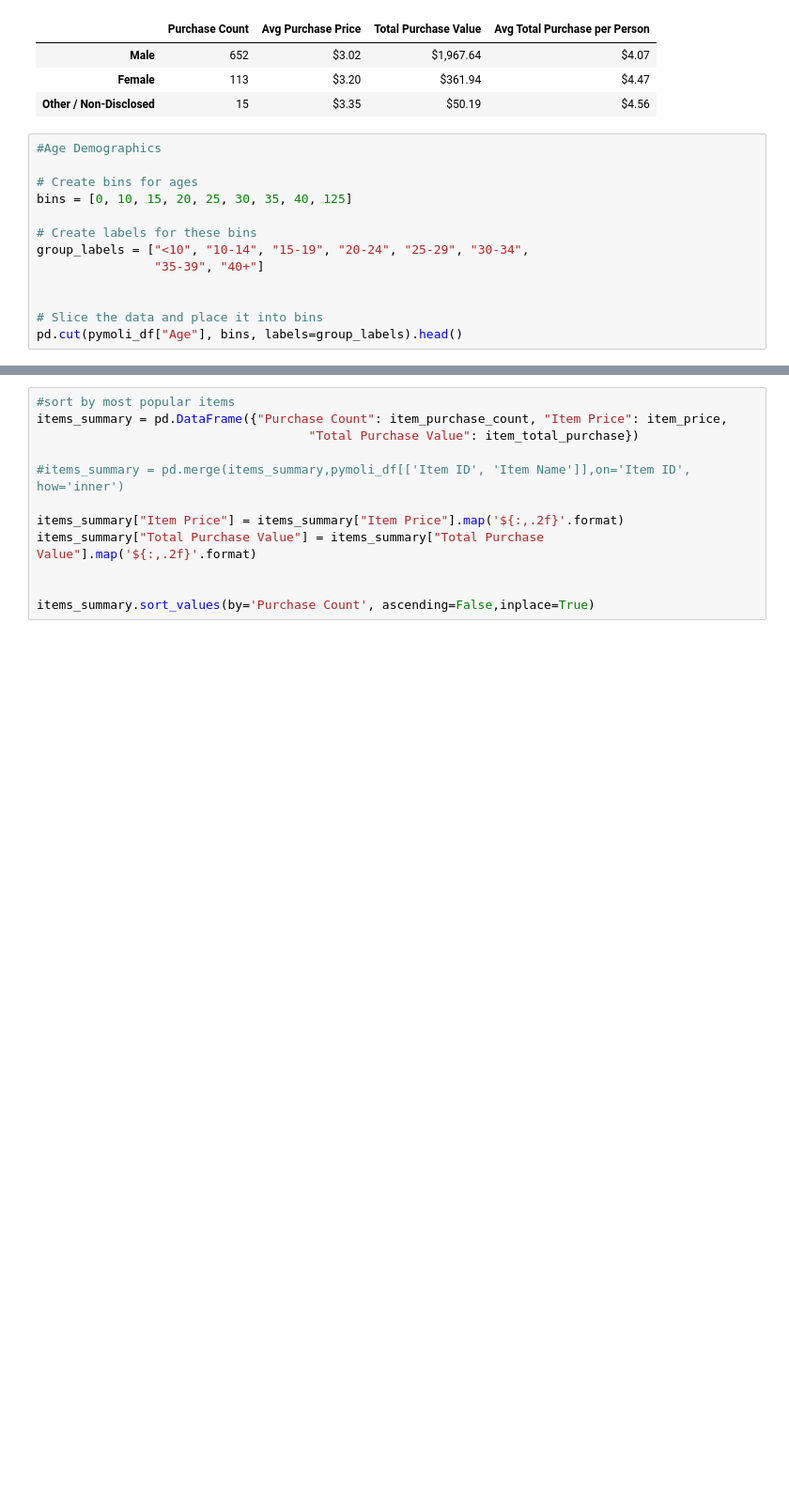
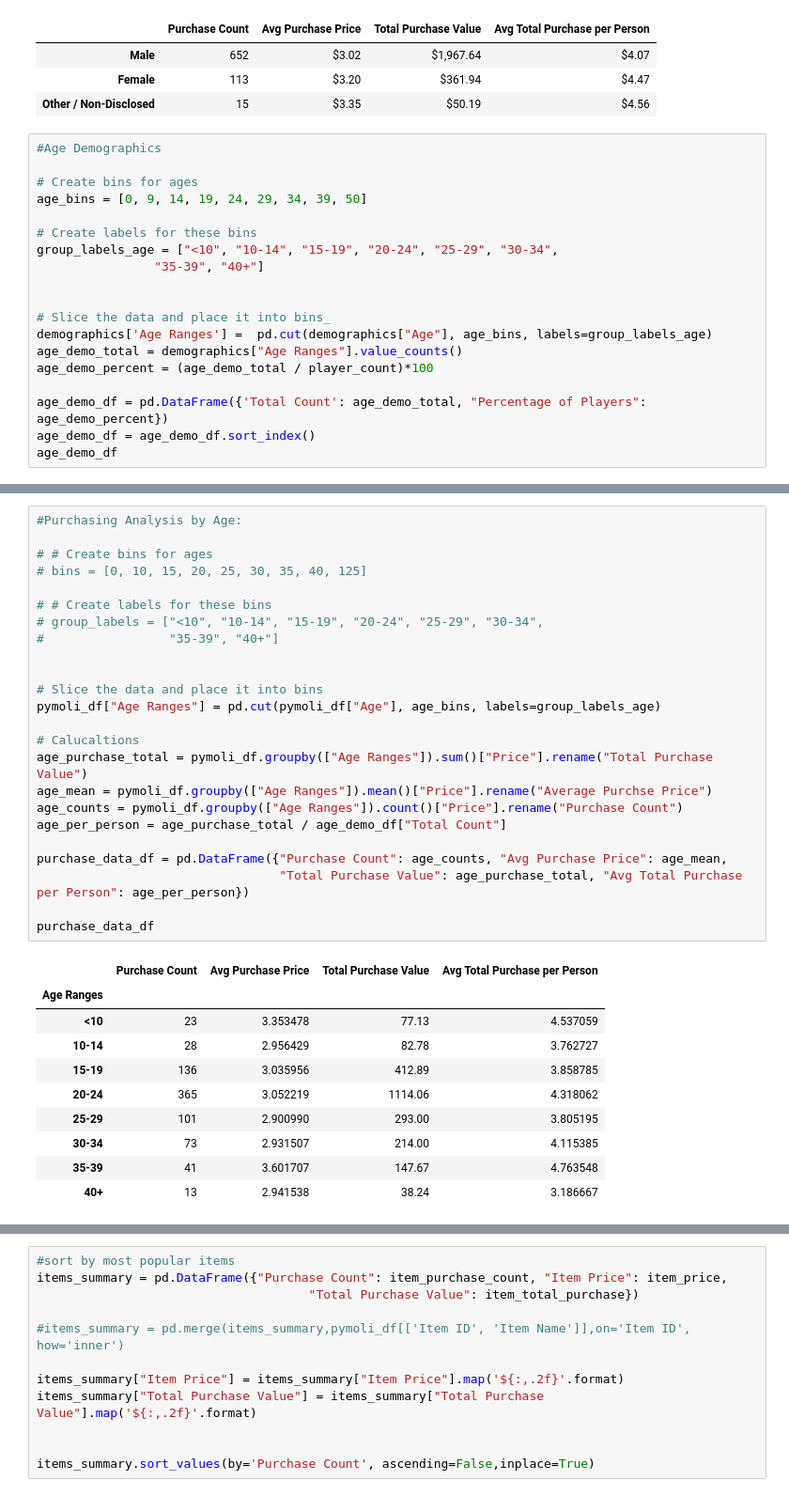
Before and after one commit to cdfencing/Pandas-Challenge, a Jupyter notebook: Heroes of Pymoli/HeroesofPymoli.ipynb, the cells around one changed output, grey strips where cells are left out. Shown at 94% size. Saved outputs shown, nothing was run; the diff lists cells and outputs as text; blank space fills up the shorter version.

```diff
--- a/Heroes of Pymoli/HeroesofPymoli.ipynb
+++ b/Heroes of Pymoli/HeroesofPymoli.ipynb
@@ -149,13 +150,19 @@ purchase_summary
 #Age Demographics
 
 # Create bins for ages
-bins = [0, 10, 15, 20, 25, 30, 35, 40, 125]
+age_bins = [0, 9, 14, 19, 24, 29, 34, 39, 50]
 
 # Create labels for these bins
-group_labels = ["<10", "10-14", "15-19", "20-24", "25-29", "30-34",
+group_labels_age = ["<10", "10-14", "15-19", "20-24", "25-29", "30-34",
                 "35-39", "40+"]
 
 
-# Slice the data and place it into bins
-pd.cut(pymoli_df["Age"], bins, labels=group_labels).head()
+# Slice the data and place it into bins_
+demographics['Age Ranges'] =  pd.cut(demographics["Age"], age_bins, labels=group_labels_age)
+age_demo_total = demographics["Age Ranges"].value_counts()
+age_demo_percent = (age_demo_total / player_count)*100
+
+age_demo_df = pd.DataFrame({'Total Count': age_demo_total, "Percentage of Players": age_demo_percent})
+age_demo_df = age_demo_df.sort_index()
+age_demo_df
 # %% [output]
@@ -169 +226,36 @@ Categories (8, object): [<10 < 10-14 < 15-19 < 20-24 < 25-29 < 30-34 < 35-39 < 4
+# %%
+#Purchasing Analysis by Age:
+
+# # Create bins for ages
+# bins = [0, 10, 15, 20, 25, 30, 35, 40, 125]
+
+# # Create labels for these bins
+# group_labels = ["<10", "10-14", "15-19", "20-24", "25-29", "30-34",
+#                 "35-39", "40+"]
+
+
+# Slice the data and place it into bins
+pymoli_df["Age Ranges"] = pd.cut(pymoli_df["Age"], age_bins, labels=group_labels_age)
+
+# Calucaltions
+age_purchase_total = pymoli_df.groupby(["Age Ranges"]).sum()["Price"].rename("Total Purchase Value")
+age_mean = pymoli_df.groupby(["Age Ranges"]).mean()["Price"].rename("Average Purchse Price")
+age_counts = pymoli_df.groupby(["Age Ranges"]).count()["Price"].rename("Purchase Count")
+age_per_person = age_purchase_total / age_demo_df["Total Count"]
+
+purchase_data_df = pd.DataFrame({"Purchase Count": age_counts, "Avg Purchase Price": age_mean,
+                                 "Total Purchase Value": age_purchase_total, "Avg Total Purchase per Person": age_per_person})
+
+purchase_data_df
+# %% [output]
+|  | Purchase Count | Avg Purchase Price | Total Purchase Value | Avg Total Purchase per Person |
+| Age Ranges |  |  |  |  |
+| <10 | 23 | 3.353478 | 77.13 | 4.537059 |
+| 10-14 | 28 | 2.956429 | 82.78 | 3.762727 |
+| 15-19 | 136 | 3.035956 | 412.89 | 3.858785 |
+| 20-24 | 365 | 3.052219 | 1114.06 | 4.318062 |
+| 25-29 | 101 | 2.900990 | 293.00 | 3.805195 |
+| 30-34 | 73 | 2.931507 | 214.00 | 4.115385 |
+| 35-39 | 41 | 3.601707 | 147.67 | 4.763548 |
+| 40+ | 13 | 2.941538 | 38.24 | 3.186667 |
 # %%
```
Also changed, not shown: parts of 21 cells of this notebook.
